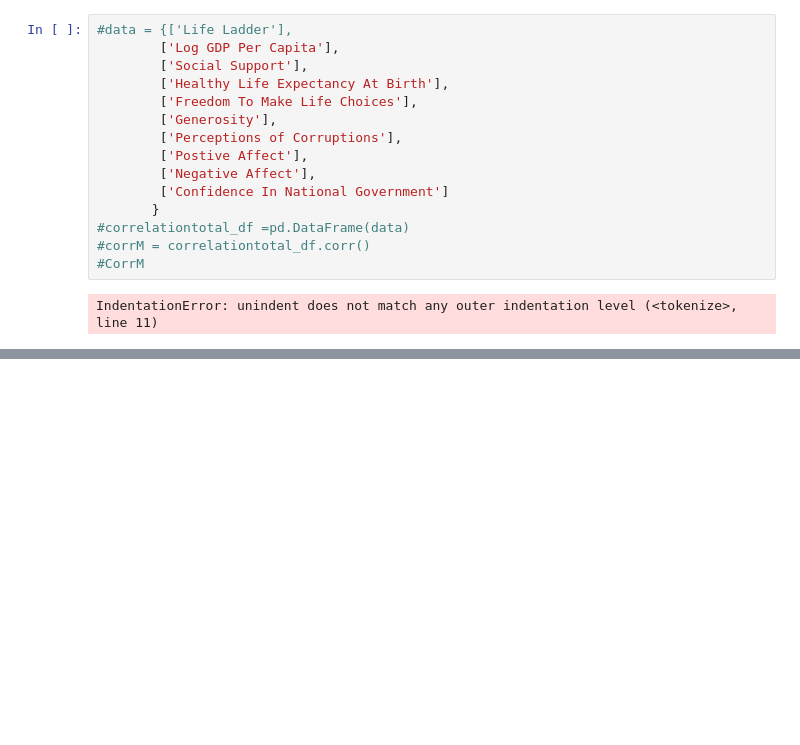
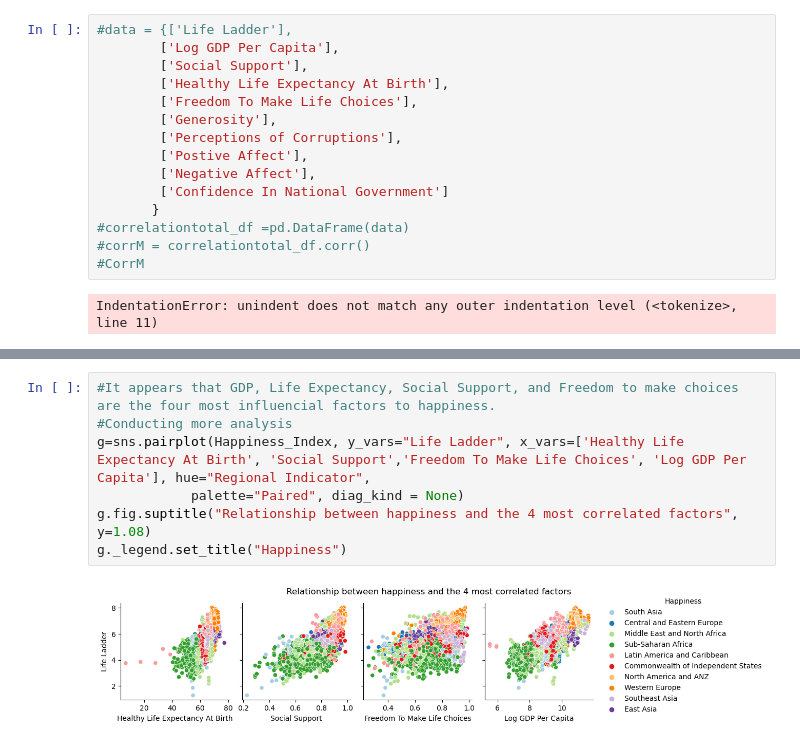
Before and after one commit to crmartella/WorldHappinessReportMSUBootcamp, a Jupyter notebook: Sandbox_Correlation_to_Happiness_Ladder.ipynb, the cells around one changed output, grey strips where cells are left out. Cells and saved outputs as stored; diff of their text form; blank space fills up the shorter version.

Commit message:
colored happiness correlations scatter plot

```diff
--- a/Sandbox_Correlation_to_Happiness_Ladder.ipynb
+++ b/Sandbox_Correlation_to_Happiness_Ladder.ipynb
@@ -302,3 +305,12 @@ happiness_corrGeneral.corr()
 | Positive Affect | 0.518207 | 0.237986 | 0.431139 | 0.223119 | 0.578752 | ... |
 | Negative Affect | -0.339992 | -0.247560 | -0.441800 | -0.140726 | -0.275470 | ... |
 | Confidence In National Government | -0.081887 | -0.188351 | -0.169573 | -0.178003 | 0.408533 | ... |
+# %%
+#It appears that GDP, Life Expectancy, Social Support, and Freedom to make choices are the four most influencial factors to happiness.
+#Conducting more analysis
+g=sns.pairplot(Happiness_Index, y_vars="Life Ladder", x_vars=['Healthy Life Expectancy At Birth', 'Social Support','Freedom To Make Life Choices', 'Log GDP Per Capita'], hue="Regional Indicator",
+            palette="Paired", diag_kind = None)
+g.fig.suptitle("Relationship between happiness and the 4 most correlated factors", y=1.08)
+g._legend.set_title("Happiness")
+# %% [output]
+[figure, added]
```
Also changed, not shown: parts of 10 cells of this notebook.
